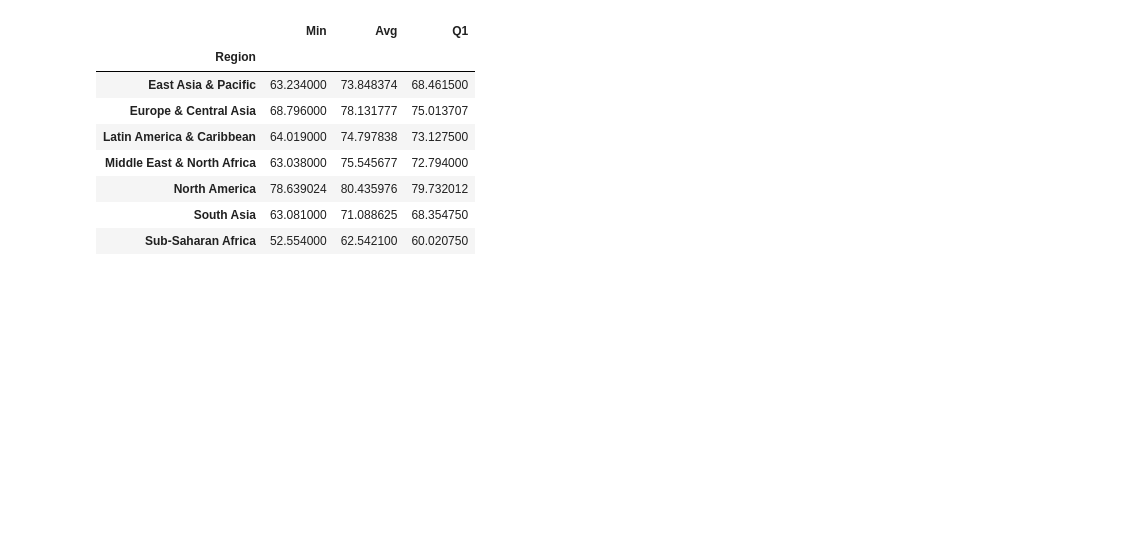
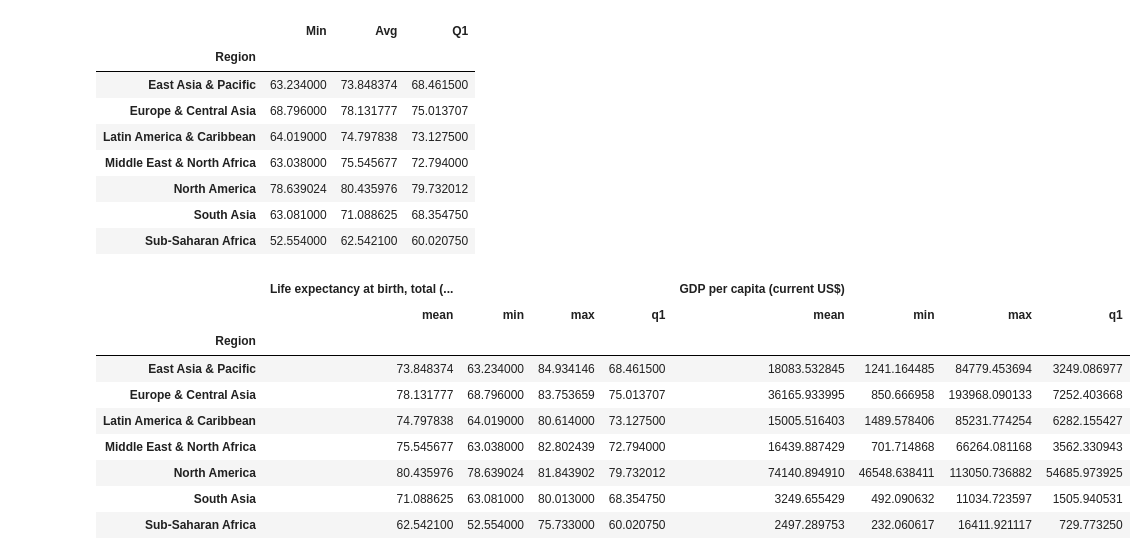
Before and after one commit to tsnow2010/umbc_data690_fall2024, a Jupyter notebook: Assignments/Assignment_5_1.ipynb, the cells around one changed output. Saved outputs shown, nothing was run; the diff lists cells and outputs as text; code cells hidden in the pictures; blank space fills up the shorter version.

```diff
--- a/Assignments/Assignment_5_1.ipynb
+++ b/Assignments/Assignment_5_1.ipynb
@@ -489,3 +489,16 @@ df_2018_2
 
 # Convert to Excel!
 df_2018_2.to_excel('df_2018_2.xlsx')
+# %%
+df_2018_2
+# %% [output]
+|  | Life expectancy at birth, total (... |  |  |  | GDP per capita (current US$) |  |  |  |
+|  | mean | min | max | q1 | mean | min | max | q1 |
+| Region |  |  |  |  |  |  |  |  |
+| East Asia & Pacific | 73.848374 | 63.234000 | 84.934146 | 68.461500 | 18083.532845 | 1241.164485 | 84779.453694 | 3249.086977 |
+| Europe & Central Asia | 78.131777 | 68.796000 | 83.753659 | 75.013707 | 36165.933995 | 850.666958 | 193968.090133 | 7252.403668 |
+| Latin America & Caribbean | 74.797838 | 64.019000 | 80.614000 | 73.127500 | 15005.516403 | 1489.578406 | 85231.774254 | 6282.155427 |
+| Middle East & North Africa | 75.545677 | 63.038000 | 82.802439 | 72.794000 | 16439.887429 | 701.714868 | 66264.081168 | 3562.330943 |
+| North America | 80.435976 | 78.639024 | 81.843902 | 79.732012 | 74140.894910 | 46548.638411 | 113050.736882 | 54685.973925 |
+| South Asia | 71.088625 | 63.081000 | 80.013000 | 68.354750 | 3249.655429 | 492.090632 | 11034.723597 | 1505.940531 |
+| Sub-Saharan Africa | 62.542100 | 52.554000 | 75.733000 | 60.020750 | 2497.289753 | 232.060617 | 16411.921117 | 729.773250 |
```
Also changed, not shown: parts of 4 cells of this notebook.
